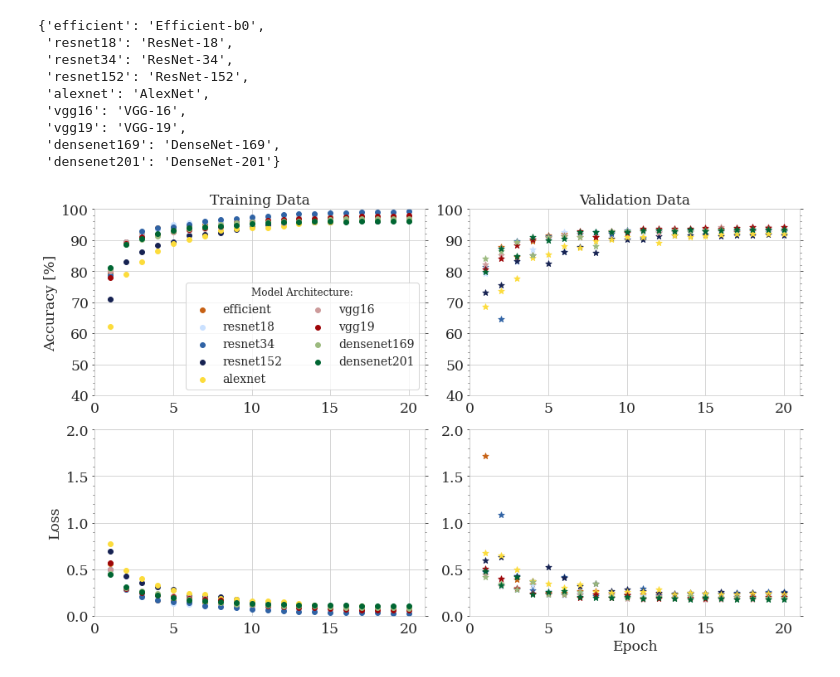
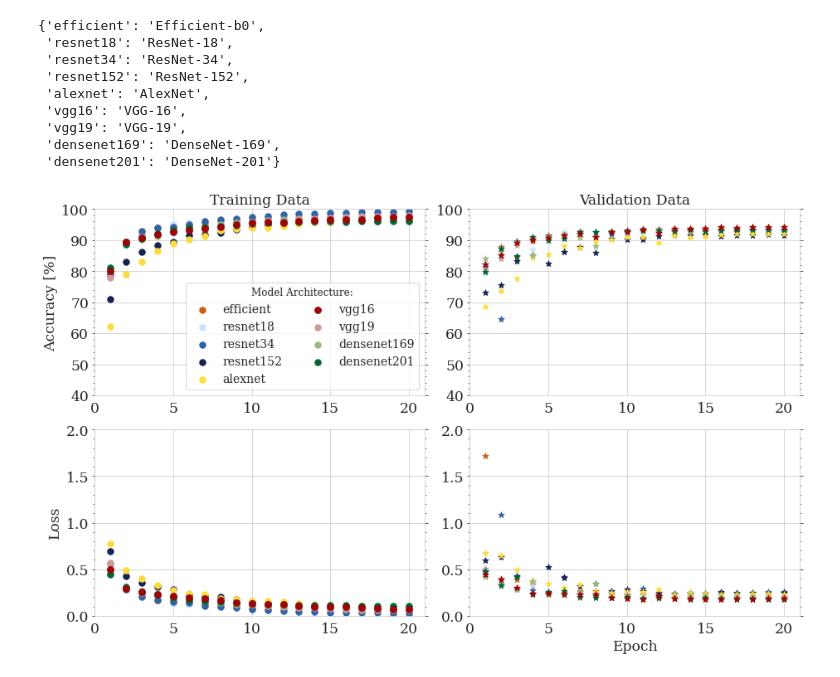
Before and after one commit to vprzybylo/ai2es, a Jupyter notebook: notebooks/accuracy_plots.ipynb, the cells around one changed output. Saved outputs shown, nothing was run; the diff lists cells and outputs as text; code cells hidden in the pictures.

```diff
--- a/notebooks/accuracy_plots.ipynb
+++ b/notebooks/accuracy_plots.ipynb
@@ -7,12 +7,6 @@ import cocpit
 import matplotlib.pyplot as plt
 import numpy as np
 import pandas as pd
-import seaborn as sns
-sns.set_style("whitegrid")
-
-
-import torch
-import matplotlib.cm as cm
 
 %load_ext autoreload
 %autoreload 2
@@ -78,15 +72,15 @@ df_val = pd.read_csv(
 )
 df_val.replace(convert_names, inplace=True)
 # %%
-save_name = "/data/data/plots/loss_acc_9model(s)_bs64_e15_k0.pdf"
+save_name = "/ai2es/plots/loss_acc_9model(s)_bs64_e15_k0.png"
 colors = {
     "Efficient-b0": "#C76114",
     "ResNet-18": "#CAE1FF",
     "ResNet-34": "#3063A5",
     "ResNet-152": "#162252",
     "AlexNet": "#FCDC3B",
-    "VGG-16": "#CD9B9B",
-    "VGG-19": "#9E0508",
+    "VGG-16": "#9E0508",
+    "VGG-19": "#CD9B9B",
     "DenseNet-169": "#9CBA7F",
     "DenseNet-201": "#006633",
 }
@@ -114,7 +108,7 @@ else:
         df_train["Loss"].values.reshape(num_models, kfold, num_epochs), axis=1
     )
 # %%
-a = cocpit.plotting_scripts.acc_loss.AccLossPlot(model_names, num_epochs, save_name, colors, new_names)
+a = cocpit.plotting_scripts.acc_loss.AccLossPlot(model_names, num_epochs, save_name, colors, new_names, savefig=True)
 a.create_plot(train_accs, val_accs, train_losses, val_losses)
 # %% [output]
-[figure, old version]
+[figure, new version]
```
Also changed, not shown: 3 other files.
